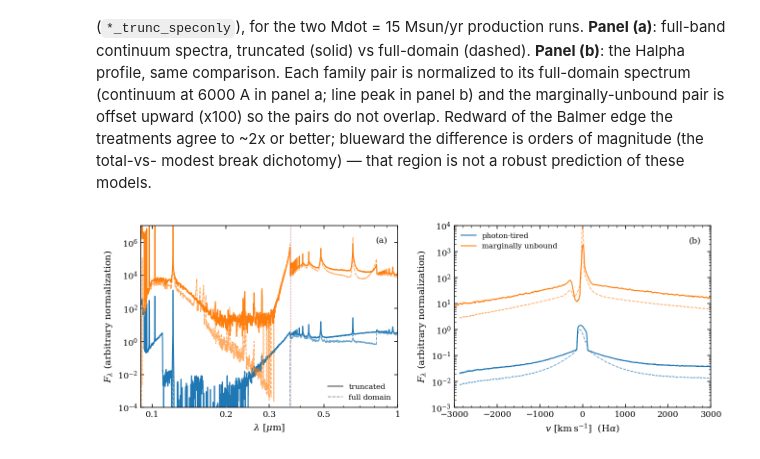
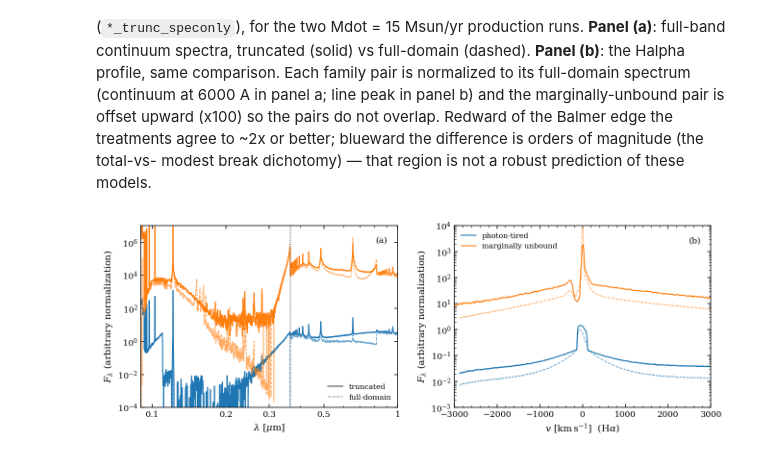
Before and after one commit to nkaaz/LRDs-as-Super-Eddington-Fountain-Flows_REPRODUCIBLE, a Jupyter notebook: analysis/FigAppTruncatedSpectraComparison.ipynb, the cells around one changed output. Drawn from its saved outputs; the diff is of its cells as text; code cells hidden in the pictures.

```diff
--- a/analysis/FigAppTruncatedSpectraComparison.ipynb
+++ b/analysis/FigAppTruncatedSpectraComparison.ipynb
@@ -101,33 +101,33 @@ for key, color, off in [('ptf_m15', PT_COLOR, 1.0), ('mu_m15', MB_COLOR, OFFSET_
     # --- panel (b): Halpha, pair normalized to the full-domain line peak
     vp, hp = halpha(parent_rel)
     vt, ht = halpha(trunc_rel)
     norm = hp.max()
     axB.plot(vp, off * hp / norm, color=color, lw=0.9, ls='--', alpha=0.65)
     axB.plot(vt, off * ht / norm, color=color, lw=1.1)
 
-axA.axvline(0.3646, color='firebrick', lw=0.6, ls=':')
+axA.axvline(0.3646, color='black', lw=0.8, ls=':')
 axA.set(xscale='log', yscale='log', xlim=(0.09, 1.0), ylim=(1e-4, 1e7),
         xlabel=r'$\lambda\ [\mu\mathrm{m}]$',
         ylabel=r'$F_\lambda$ (arbitrary normalization)')
 axA.text(0.96, 0.94, '(a)', transform=axA.transAxes, va='top', ha='right')
 axB.set(yscale='log', xlim=(-3000, 3000), ylim=(1e-3, 1e4),
         xlabel=r'$v\ [\mathrm{km\,s^{-1}}]\ \ (\mathrm{H}\alpha)$',
         ylabel=r'$F_\lambda$ (arbitrary normalization)')
 axB.text(0.96, 0.94, '(b)', transform=axB.transAxes, va='top', ha='right')
 
 axA.xaxis.set_major_locator(FixedLocator(XTICKS))                 # same ticks as Fig_LRD_gallery
 axA.xaxis.set_major_formatter(FuncFormatter(lambda x, _: f'{x:g}'))
 axA.xaxis.set_minor_formatter(NullFormatter())
 
 handles = [Line2D([0], [0], color='0.3', lw=1.1, label='truncated'),
-           Line2D([0], [0], color='0.3', lw=0.9, ls='--', alpha=0.65, label='full domain')]
+           Line2D([0], [0], color='0.3', lw=0.9, ls='--', alpha=0.65, label='full-domain')]
 axA.legend(handles=handles, loc='lower right', fontsize=8, frameon=False)
 famhandles = [Line2D([0], [0], color=PT_COLOR, lw=1.1, label='photon-tired'),
               Line2D([0], [0], color=MB_COLOR, lw=1.1, label='marginally unbound')]
 axB.legend(handles=famhandles, loc='upper left', fontsize=8, frameon=False)
 
 fig.savefig(os.path.join(FIG_DIR, 'FigAppTruncatedSpectraComparison.pdf'))
 fig.savefig(os.path.join(FIG_DIR, 'FigAppTruncatedSpectraComparison.png'), dpi=300)
 plt.show()
 # %% [output]
-[figure, old version]
+[figure, new version]
```
Also changed, not shown: 2 other files.
